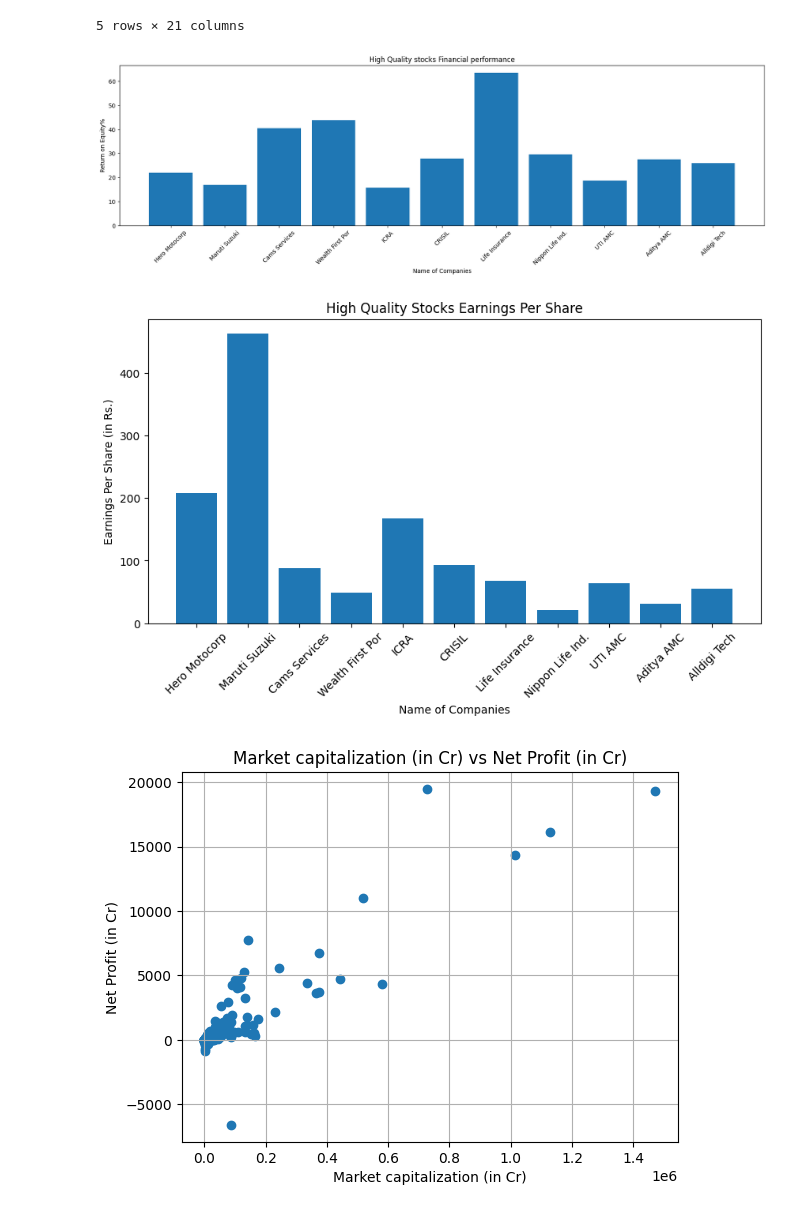
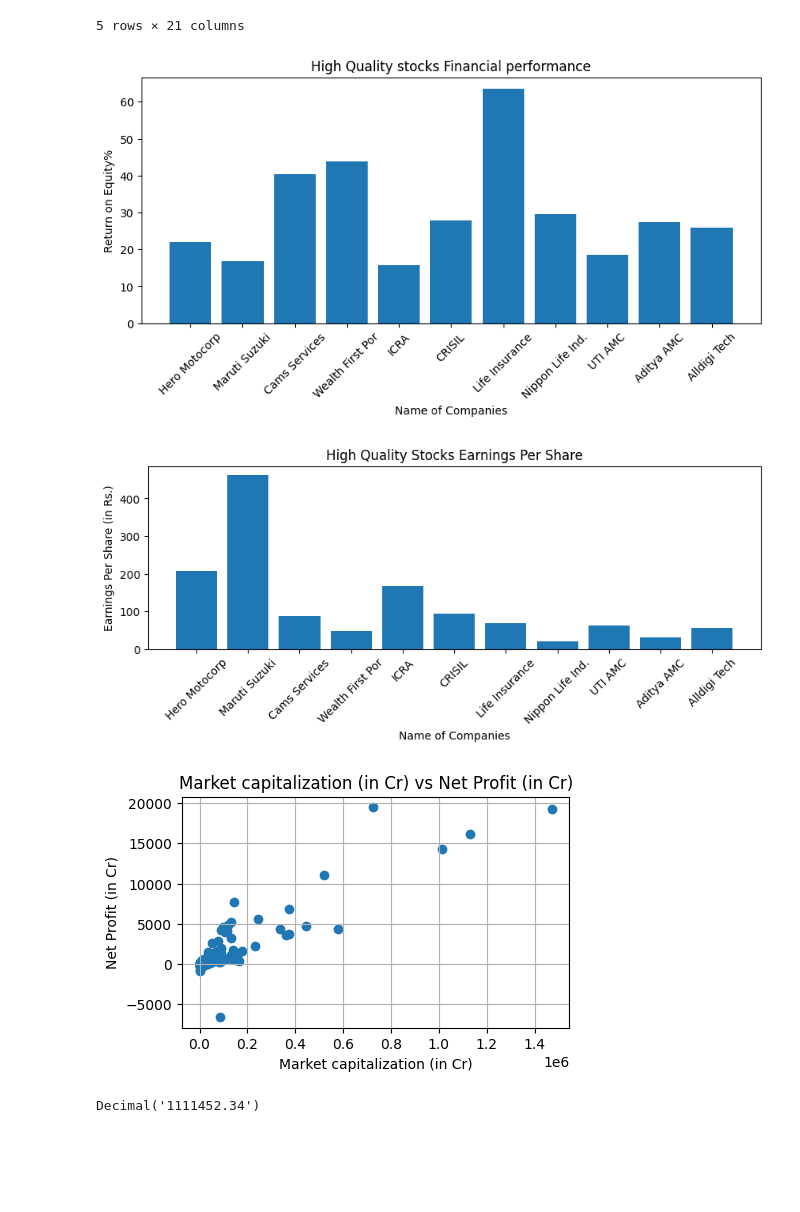
Before and after one commit to prashk027/Tasks, a Jupyter notebook: Tasks/PythonScript/task3/Screener/screen/main.ipynb, the cells around one changed output. Cells and saved outputs as stored; diff of their text form; code cells hidden in the pictures; blank space fills up the shorter version.

```diff
--- a/Tasks/PythonScript/task3/Screener/screen/main.ipynb
+++ b/Tasks/PythonScript/task3/Screener/screen/main.ipynb
@@ -110,26 +110,26 @@ df[df['is_high_undervalued'] == True]
 # %%
 import matplotlib.pyplot as plt
 
 x = df[df['is_high_quality'] == True]['name'].tolist()
 y = df[df['is_high_quality'] == True]['roe_percent'].tolist()
 
 
-plt.figure(figsize=(20,5))
+plt.figure(figsize=(10,4))
 plt.bar(x,y)
 plt.title('High Quality stocks Financial performance')
 plt.xlabel('Name of Companies')
 plt.ylabel('Return on Equity%')
 plt.xticks(rotation=45)
 plt.show()
 # %% [output]
-[figure, old version]
+[figure, new version]
 # %%
 import matplotlib.pyplot as plt
 
 x = df[df['is_high_quality'] == True]['name'].tolist()
 y = df[df['is_high_quality'] == True]['eps_12m_rs'].tolist()
 
-plt.figure(figsize=(10,5))
+plt.figure(figsize=(10,3))
 plt.bar(x,y)
 plt.title('High Quality Stocks Earnings Per Share')
 plt.xlabel('Name of Companies')
@@ -137,12 +137,13 @@ plt.ylabel('Earnings Per Share (in Rs.)')
 plt.xticks(rotation=45)
 plt.show()
 # %% [output]
-[figure, old version]
+[figure, new version]
 # %%
 x = df['mar_cap_rscr']
 y = df['np_qtr_rscr']
 
 
+plt.figure(figsize=(5,3))
 plt.scatter(x,y)
 plt.xlabel('Market capitalization (in Cr)')
 plt.ylabel('Net Profit (in Cr)')
@@ -151,4 +152,9 @@ plt.title('Market capitalization (in Cr) vs Net Profit (in Cr)')
 # plt.xticks(rotation=45)
 plt.show()
 # %% [output]
-[figure, old version]
+[figure, new version]
+# %%
+market = df[df['is_high_quality'] == True]['mar_cap_rscr'].sum()
+market
+# %% [output]
+Decimal('1111452.34')
```
Also changed, not shown: parts of 4 cells of this notebook, 3 other files.
